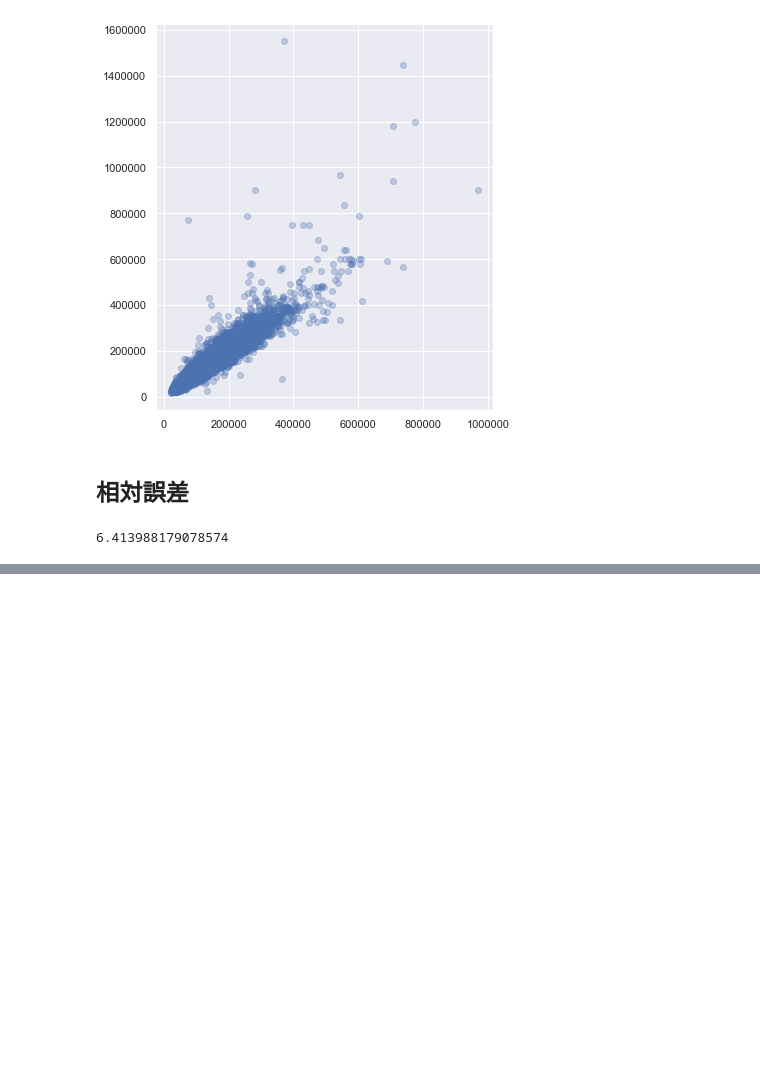
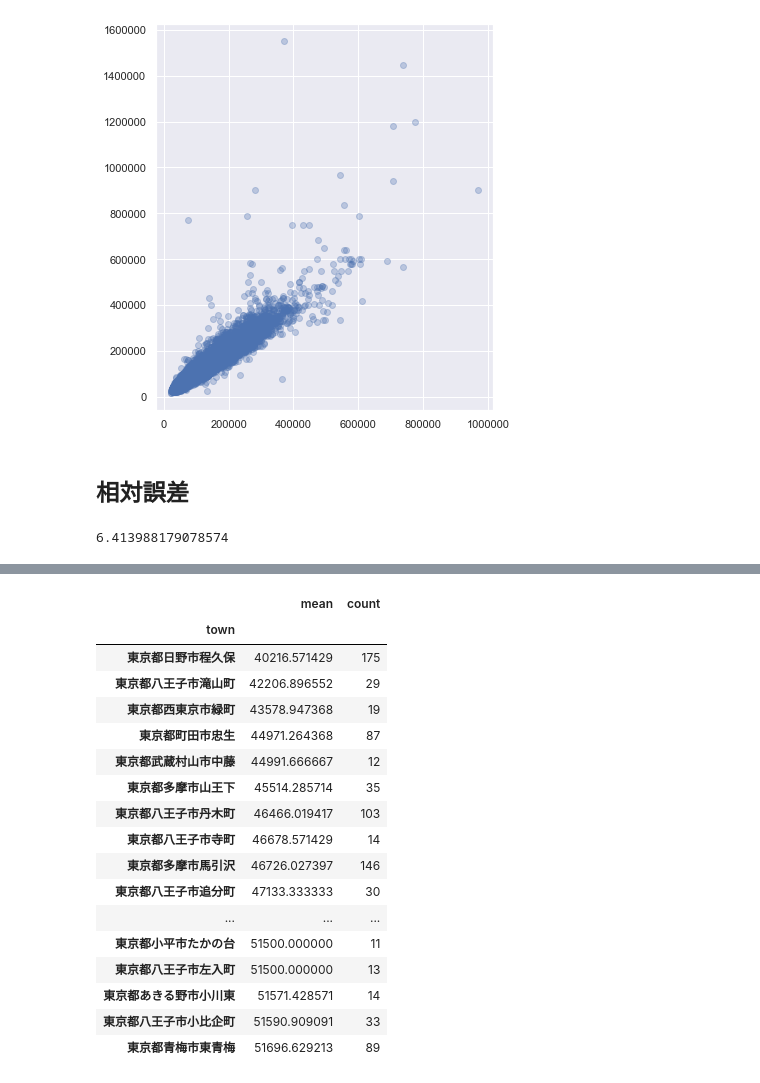
Before and after one commit to m7142yosuke/Tokyo-house-price-prediction-portfolio, a Jupyter notebook: 不動産価格予測.ipynb, the cells around one changed output, grey strips where cells are left out. Drawn from its saved outputs; the diff is of its cells as text; code cells hidden in the pictures; blank space fills up the shorter version.

```diff
--- a/不動産価格予測.ipynb
+++ b/不動産価格予測.ipynb
@@ -745,0 +830,21 @@ if model_save:
+# %%
+df_temp[df_temp['count'] >= 10].sort_values(by='mean').head(30)
+# %% [output]
+|  | mean | count |
+| town |  |  |
+| 東京都日野市程久保 | 40216.571429 | 175 |
+| 東京都八王子市滝山町 | 42206.896552 | 29 |
+| 東京都西東京市緑町 | 43578.947368 | 19 |
+| 東京都町田市忠生 | 44971.264368 | 87 |
+| 東京都武蔵村山市中藤 | 44991.666667 | 12 |
+| 東京都多摩市山王下 | 45514.285714 | 35 |
+| 東京都八王子市丹木町 | 46466.019417 | 103 |
+| 東京都八王子市寺町 | 46678.571429 | 14 |
+| 東京都多摩市馬引沢 | 46726.027397 | 146 |
+| 東京都八王子市追分町 | 47133.333333 | 30 |
+| ... | ... | ... |
+| 東京都小平市たかの台 | 51500.000000 | 11 |
+| 東京都八王子市左入町 | 51500.000000 | 13 |
+| 東京都あきる野市小川東 | 51571.428571 | 14 |
+| 東京都八王子市小比企町 | 51590.909091 | 33 |
+| 東京都青梅市東青梅 | 51696.629213 | 89 |
```
Also changed, not shown: parts of 27 cells of this notebook, 17 other files.
